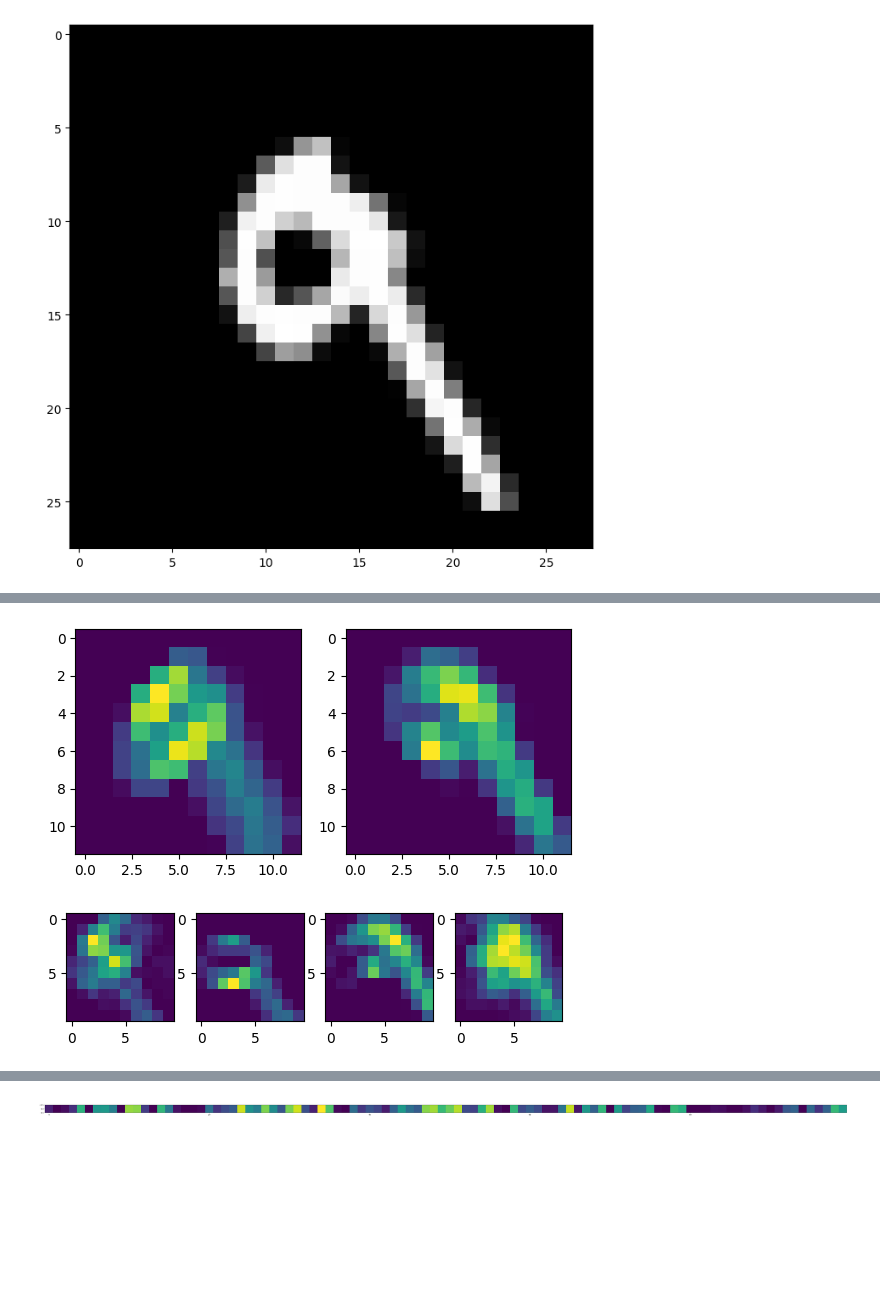
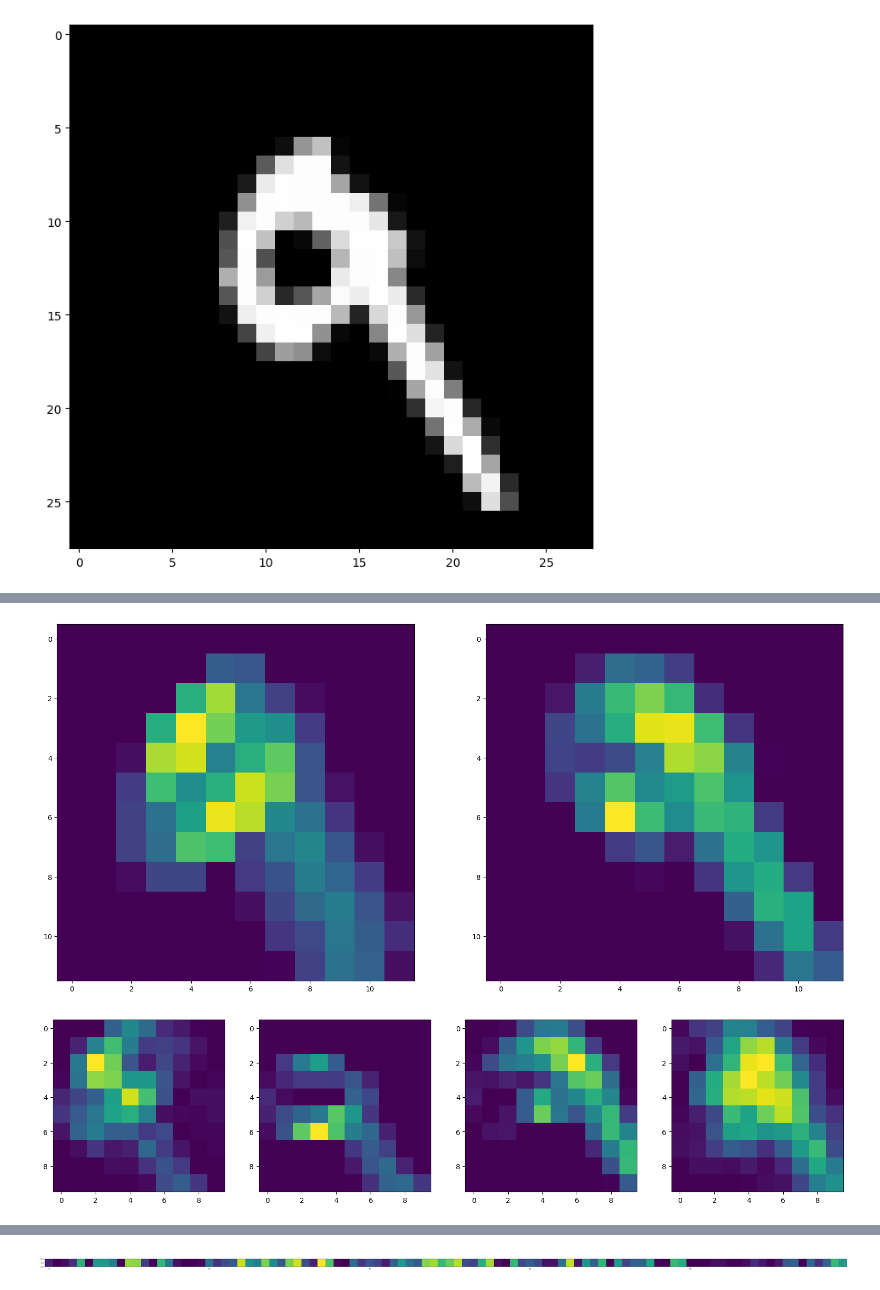
Before and after one commit to valmyr/ConvNetVerilog, a Jupyter notebook: Image.ipynb, the cells around one changed output, grey strips where cells are left out. Drawn from its saved outputs; the diff is of its cells as text; code cells hidden in the pictures; blank space fills up the shorter version.

```diff
--- a/Image.ipynb
+++ b/Image.ipynb
@@ -440,11 +441,14 @@ import_img2(path_file=open('simulation/convIxKernelOut1.txt'),fator=1,string="im
 # %%
+plt.figure(figsize=(20,20))
 plt.subplot(1,2,1)
 import_img2(path_file=open('simulation/maxpooling0.txt'),fator=1,string="images/maxpooling0_layer2.png");
 plt.subplot(1,2,2)
 import_img2(path_file=open('simulation/maxpooling1.txt'),fator=1,string="images/maxpooling1_layer2.png");
+plt.savefig("images/maxpooling0_layer2.png")
 # %% [output]
-[figure, old version]
+[figure, new version]
 # %%
+plt.figure(figsize=(20,20))
 plt.subplot(1,4,1)
 import_img2(path_file=open('simulation/convIxKernelOut_F01.txt'),fator=1,string="images/conv0_layer3.png");
 plt.subplot(1,4,2)
@@ -453,7 +457,7 @@ plt.subplot(1,4,3)
 import_img2(path_file=open('simulation/convIxKernelOut_F03.txt'),fator=1,string="images/conv2_layer3.png");
 plt.subplot(1,4,4)
 import_img2(path_file=open('simulation/convIxKernelOut_F04.txt'),fator=1,string="images/conv3_layer3.png");
-print()
+plt.savefig("images/conv0_layer3.png")
 # %% [output]
-[figure, old version]
+[figure, new version]
 # %%
```
Also changed, not shown: parts of 6 cells of this notebook, 8 other files.
